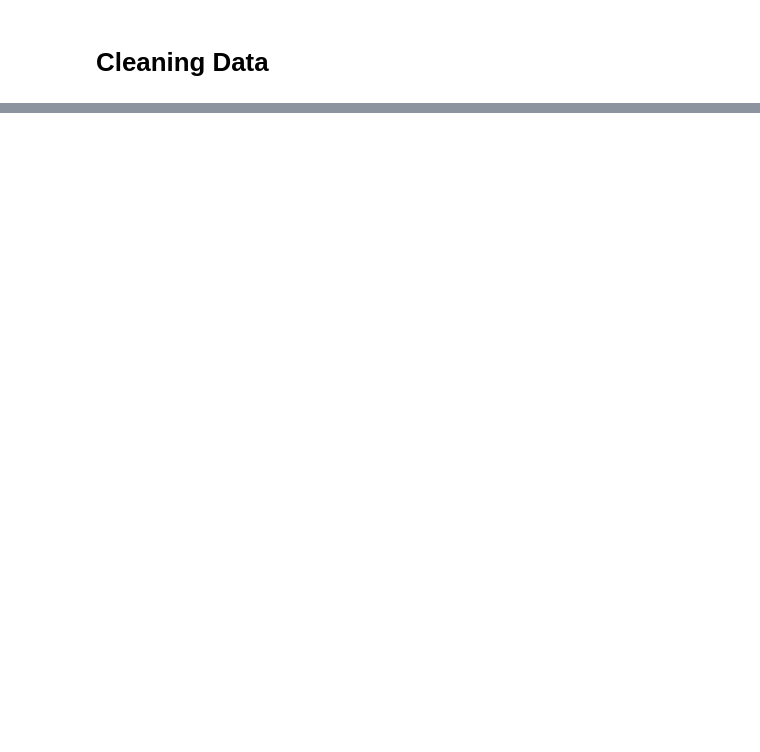
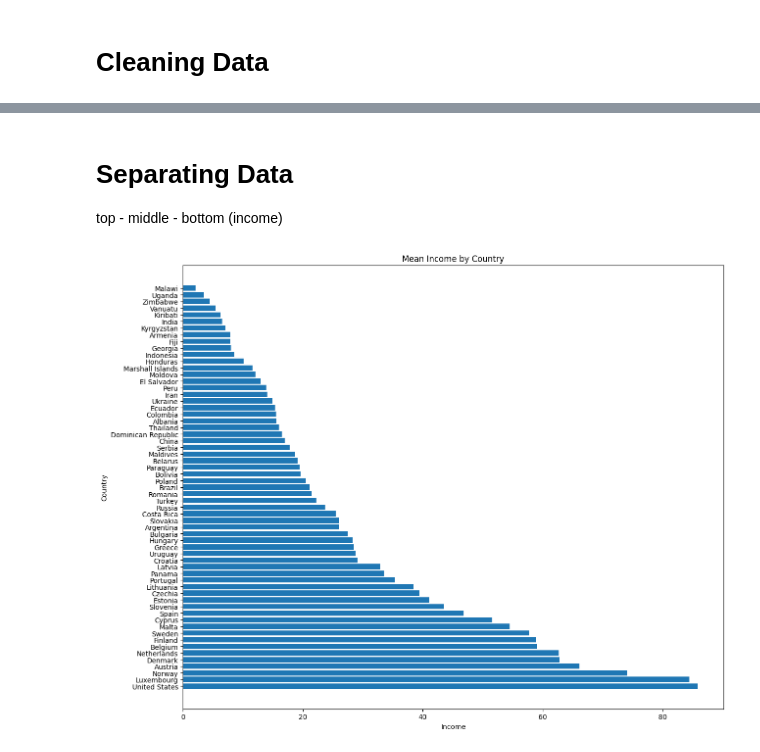
Before and after one commit to danielsmith-cloud/DSRP_inequality, a Jupyter notebook: DSRP_pip_2.ipynb, the cells around one changed output, grey strips where cells are left out. Cells and saved outputs as stored; diff of their text form; code cells hidden in the pictures; blank space fills up the shorter version.

```diff
--- a/DSRP_pip_2.ipynb
+++ b/DSRP_pip_2.ipynb
@@ -118,0 +138,7 @@ For my Research Question, I will need the variables: Country, Year, Headcount 10
+# %%
+pip_df.drop_duplicates()
+pip_df.dropna()
+pip_df.columns = pip_df.columns.str.replace('_', ' ').str.title()
+covid_df = pip_df[(pip_df['Survey Year'] >= 2017) & (pip_df['Survey Year'] <= 2022)]
+final_df = covid_df[['Country', 'Year', 'Headcount 1000', 'Headcount Ratio 60 Median', 'Mean', 'Median', 'Gini', 'Mld', 'Palma Ratio', 'P50 P10 Ratio']]
+final_df.isna().sum().sum()
@@ -118,0 +163,16 @@ For my Research Question, I will need the variables: Country, Year, Headcount 10
+# %% [markdown]
+# **Separating Data**
+top - middle - bottom (income)
+# %%
+top_df = final_df[final_df['Year'] == 2019]
+top_df = top_df.drop_duplicates(subset=['Country'], keep='last')
+top_df = top_df.sort_values(by='Mean', ascending=False)
+plt.figure(figsize=(13, 10))
+plt.title("Mean Income by Country")
+plt.ylabel("Country")
+plt.xlabel("Income")
+plt.barh(top_df['Country'], top_df['Mean'])
+plt.tight_layout()
+plt.show()
+# %% [output]
+[figure, added]
```
Also changed, not shown: parts of 10 cells of this notebook.
